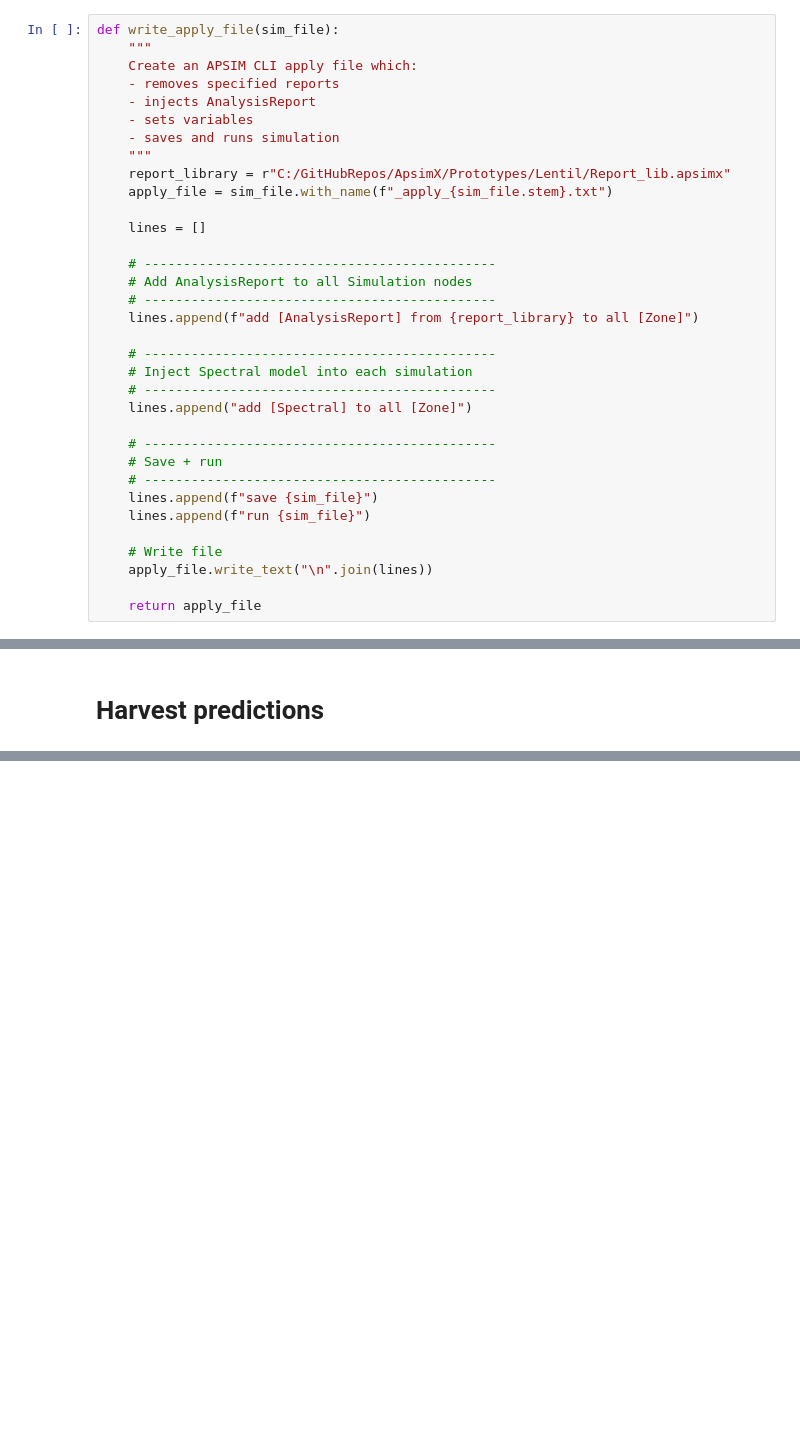
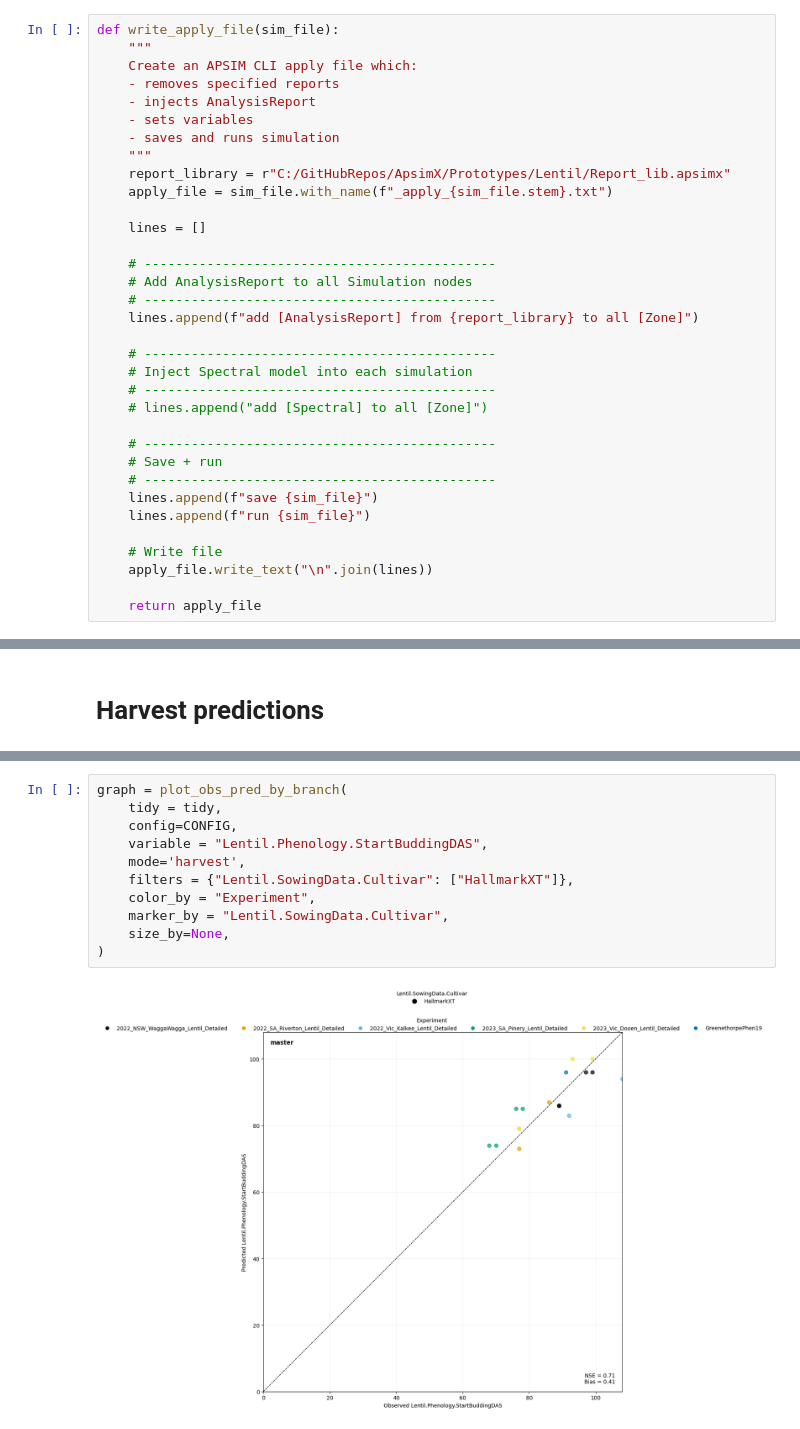
Before and after one commit to HamishBrownPFR/APSIMTools, a Jupyter notebook: Lentil analysis/LentilOutputAgregate.ipynb, the cells around one changed output, grey strips where cells are left out. Saved outputs shown, nothing was run; the diff lists cells and outputs as text; blank space fills up the shorter version.

Commit message:
Update lentil and wheat scripts

```diff
--- a/Lentil analysis/LentilOutputAgregate.ipynb
+++ b/Lentil analysis/LentilOutputAgregate.ipynb
@@ -1622,7 +166,7 @@ def write_apply_file(sim_file):
     # ---------------------------------------------
     # Inject Spectral model into each simulation
     # ---------------------------------------------
-    lines.append("add [Spectral] to all [Zone]")
+    # lines.append("add [Spectral] to all [Zone]")
 
     # ---------------------------------------------
     # Save + run
@@ -1748,0 +221,13 @@ pivot.loc[:,SumCols].groupby(by=['Lentil.SowingData.Cultivar_pred']).count()
+# %%
+graph = plot_obs_pred_by_branch(
+    tidy = tidy,
+    config=CONFIG,
+    variable = "Lentil.Phenology.StartBuddingDAS",
+    mode='harvest',
+    filters = {"Lentil.SowingData.Cultivar": ["HallmarkXT"]},
+    color_by = "Experiment",
+    marker_by = "Lentil.SowingData.Cultivar",
+    size_by=None,
+)
+# %% [output]
+[figure, added]
```
Also changed, not shown: parts of 79 cells of this notebook, 5 other files.
